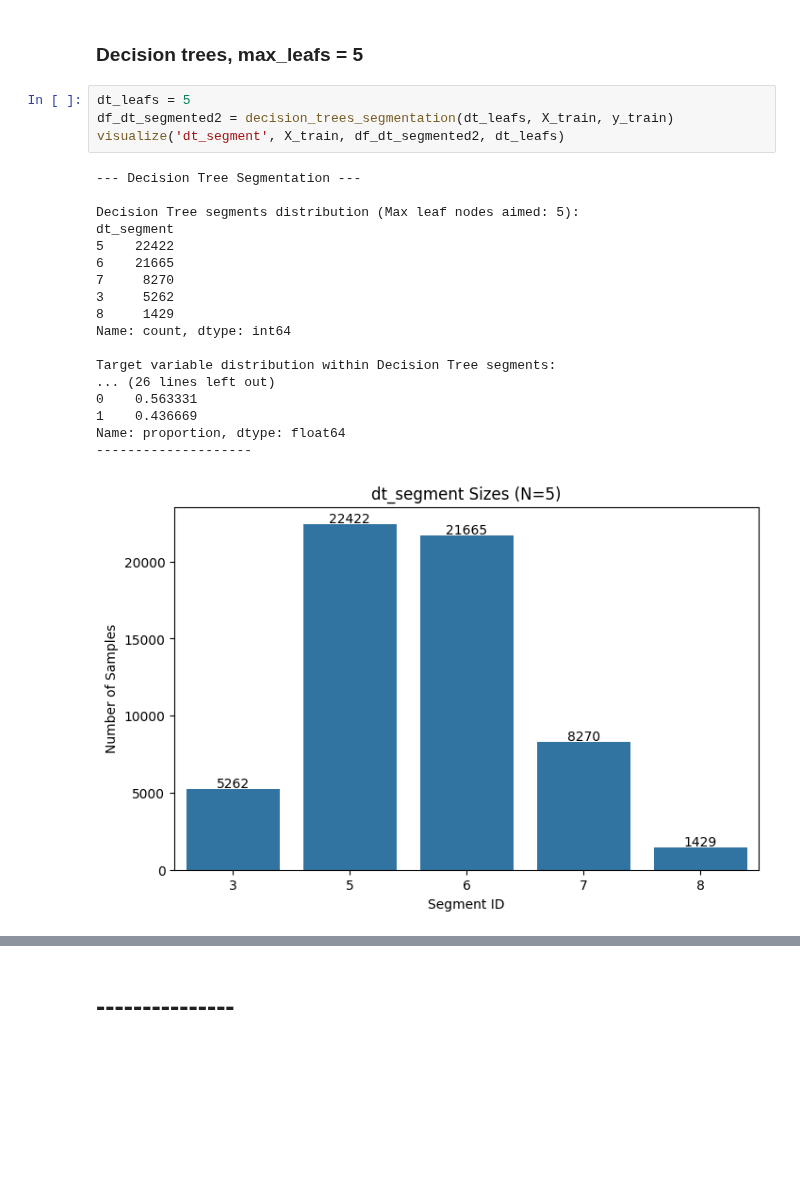
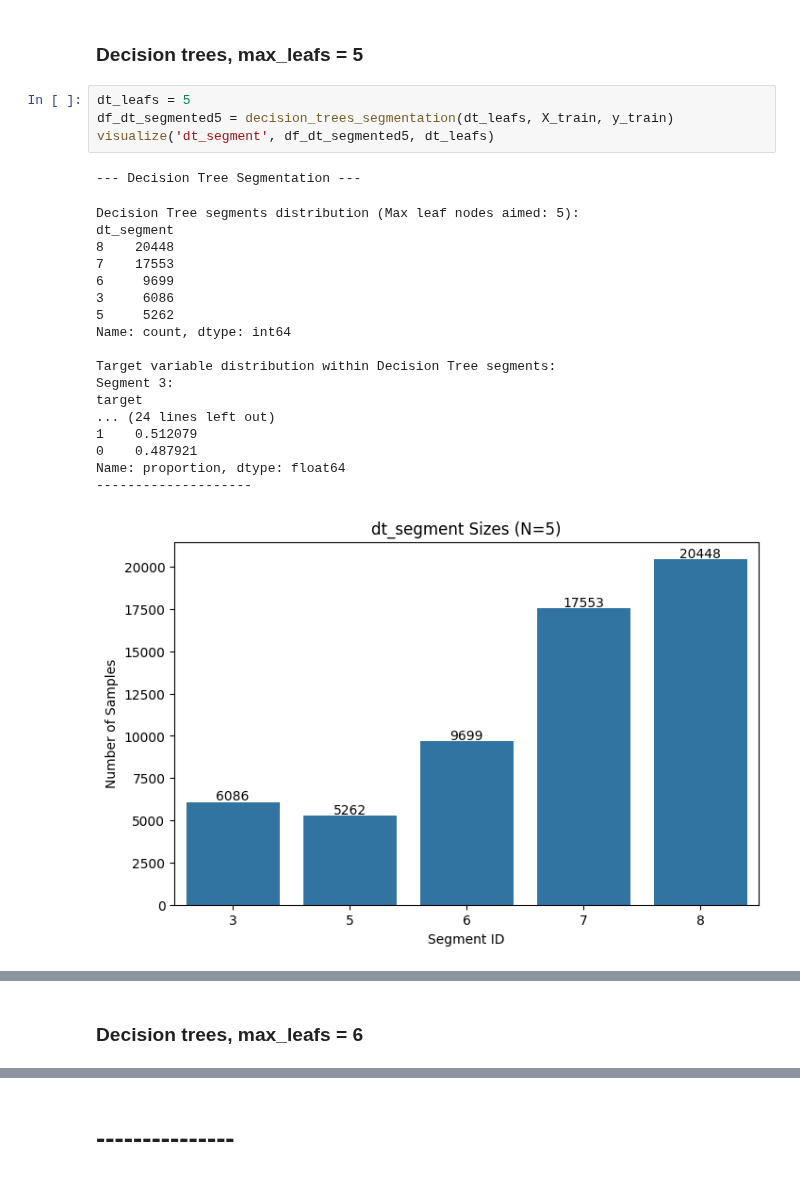
Before and after one commit to alkimer/CreditRiskAnalysisProject, a Jupyter notebook: data/modeling_data/segmented_model.ipynb, the cells around one changed output, grey strips where cells are left out. Drawn from its saved outputs; the diff is of its cells as text; blank space fills up the shorter version.

```diff
--- a/data/modeling_data/segmented_model.ipynb
+++ b/data/modeling_data/segmented_model.ipynb
@@ -235,24 +230,25 @@ Name: proportion, dtype: float64
 ### Decision trees, max_leafs = 5
 # %%
 dt_leafs = 5
-df_dt_segmented2 = decision_trees_segmentation(dt_leafs, X_train, y_train)
-visualize('dt_segment', X_train, df_dt_segmented2, dt_leafs)
+df_dt_segmented5 = decision_trees_segmentation(dt_leafs, X_train, y_train)
+visualize('dt_segment', df_dt_segmented5, dt_leafs)
 # %% [output]
 --- Decision Tree Segmentation ---
-
-Decision Tree segments distribution (Max leaf nodes aimed: 5):
-dt_segment
-5    22422
-6    21665
-7     8270
-3     5262
-8     1429
-Name: count, dtype: int64
-
-Target variable distribution within Decision Tree segments:
-... (26 lines left out)
-0    0.563331
-1    0.436669
-Name: proportion, dtype: float64
---------------------
+Decision Tree segments distribution (Max leaf nodes aimed: 5):
+dt_segment
+8    20448
+7    17553
+6     9699
+3     6086
+5     5262
+Name: count, dtype: int64
+
+Target variable distribution within Decision Tree segments:
+Segment 3:
+target
+... (24 lines left out)
+1    0.512079
+0    0.487921
+Name: proportion, dtype: float64
+--------------------
-[figure, old version]
+[figure, new version]
@@ -259,0 +256,2 @@ Name: proportion, dtype: float64
+# %% [markdown]
+### Decision trees, max_leafs = 6
```
Also changed, not shown: parts of 30 cells of this notebook, 6 other files.
